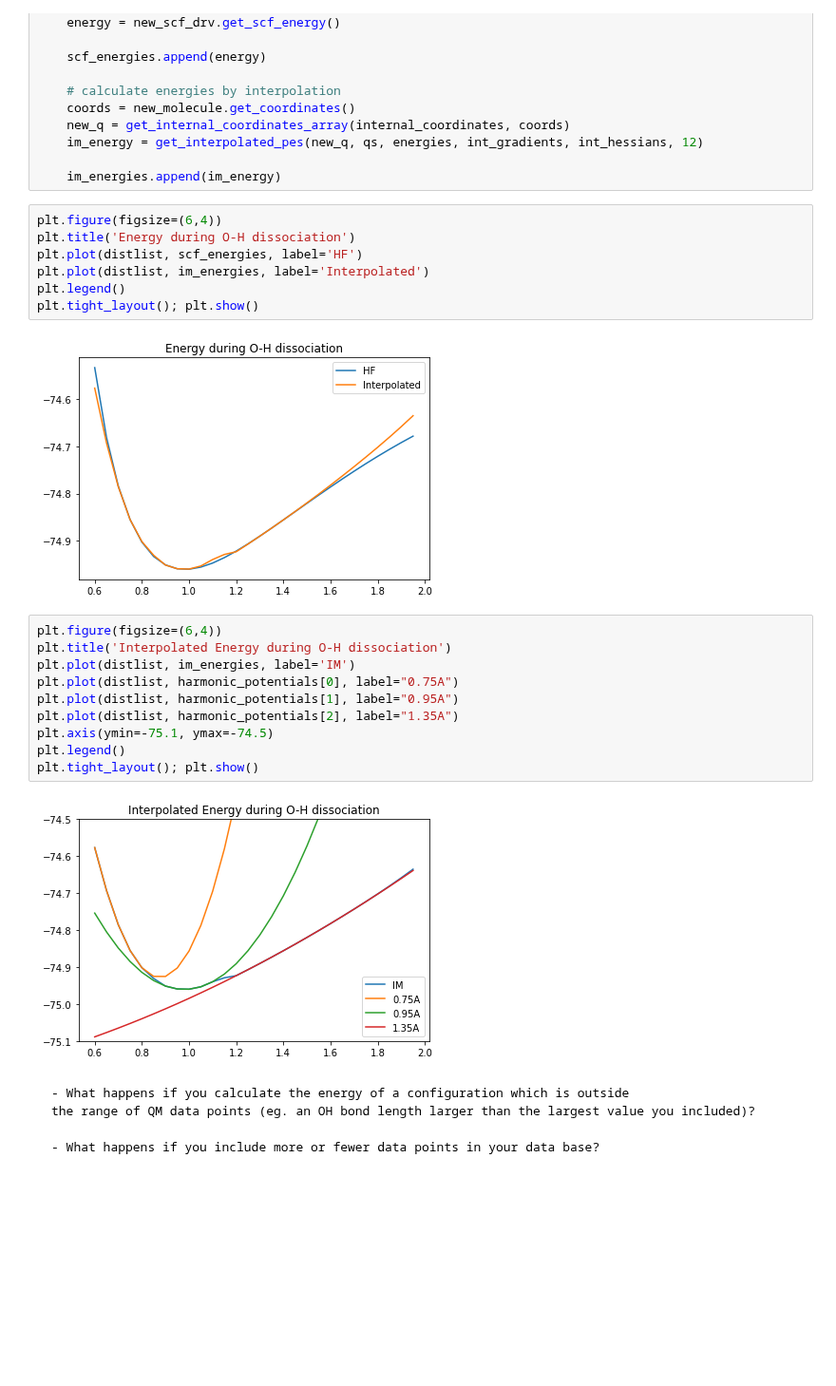
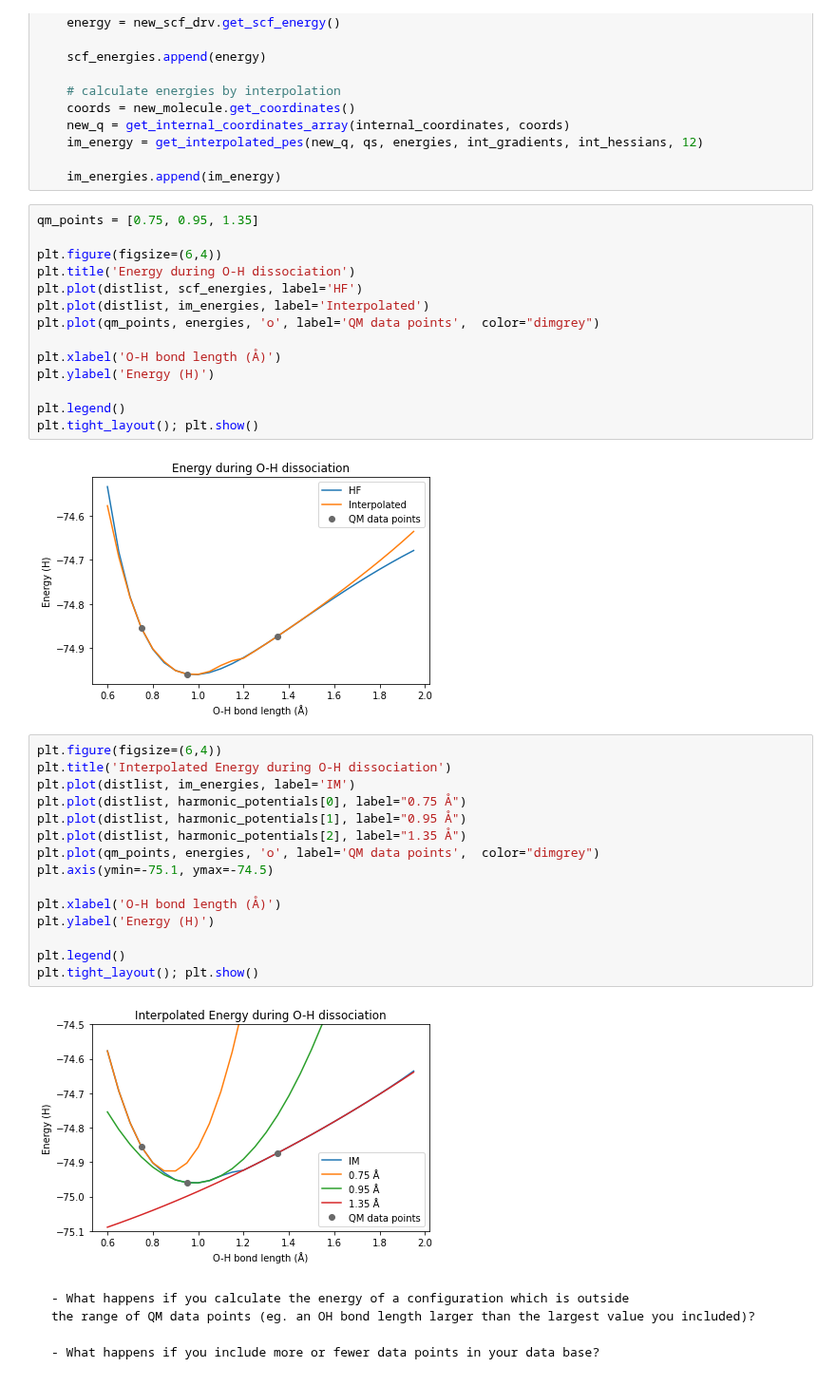
Before and after one commit to kthpanor/echem, a Jupyter notebook: docs/impes.ipynb, the cells around one changed output. Shown at 95% size. Drawn from its saved outputs; the diff is of its cells as text; blank space fills up the shorter version.

````diff
--- a/docs/impes.ipynb
+++ b/docs/impes.ipynb
@@ -664,26 +667,38 @@ for oh in distlist:
 
     im_energies.append(im_energy)
 # %%
+qm_points = [0.75, 0.95, 1.35]
+
 plt.figure(figsize=(6,4))
 plt.title('Energy during O-H dissociation')
 plt.plot(distlist, scf_energies, label='HF')
 plt.plot(distlist, im_energies, label='Interpolated')
+plt.plot(qm_points, energies, 'o', label='QM data points',  color="dimgrey")
+
+plt.xlabel('O-H bond length (Å)')
+plt.ylabel('Energy (H)')
+
 plt.legend()
 plt.tight_layout(); plt.show()
 # %% [output]
-[figure, old version]
+[figure, new version]
 # %%
 plt.figure(figsize=(6,4))
 plt.title('Interpolated Energy during O-H dissociation')
 plt.plot(distlist, im_energies, label='IM')
-plt.plot(distlist, harmonic_potentials[0], label="0.75A")
-plt.plot(distlist, harmonic_potentials[1], label="0.95A")
-plt.plot(distlist, harmonic_potentials[2], label="1.35A")
+plt.plot(distlist, harmonic_potentials[0], label="0.75 Å")
+plt.plot(distlist, harmonic_potentials[1], label="0.95 Å")
+plt.plot(distlist, harmonic_potentials[2], label="1.35 Å")
+plt.plot(qm_points, energies, 'o', label='QM data points',  color="dimgrey")
 plt.axis(ymin=-75.1, ymax=-74.5)
+
+plt.xlabel('O-H bond length (Å)')
+plt.ylabel('Energy (H)')
+
 plt.legend()
 plt.tight_layout(); plt.show()
 # %% [output]
-[figure, old version]
+[figure, new version]
 # %% [markdown]
 ```{note}
 - What happens if you calculate the energy of a configuration which is outside
````
Also changed, not shown: parts of 2 cells of this notebook, 1 other file.
